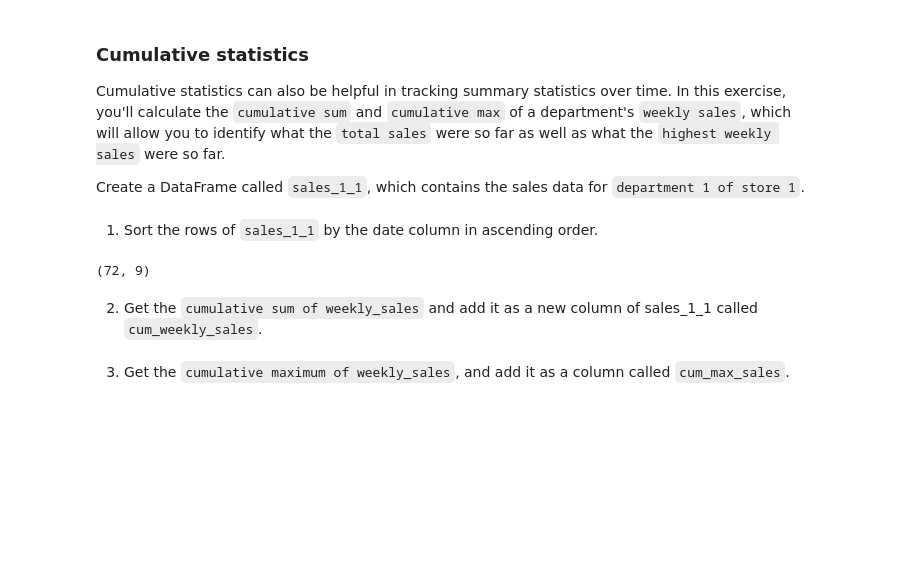
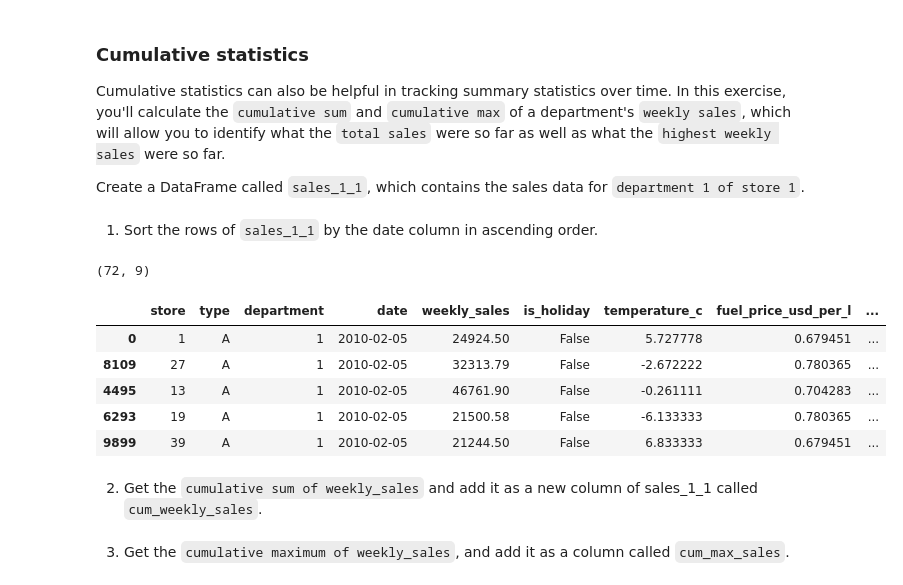
Before and after one commit to BuzzzyNYC/Data-Manipulation-in-Pandas, a Jupyter notebook: Data_Manipulation_with_Pandas.ipynb, the cells around one changed output. Cells and saved outputs as stored; diff of their text form; code cells hidden in the pictures; blank space fills up the shorter version.

```diff
--- a/Data_Manipulation_with_Pandas.ipynb
+++ b/Data_Manipulation_with_Pandas.ipynb
@@ -545,6 +546,15 @@ sales_1_1 = sales[(sales['department'] == 1) & sales['store'] == 1]
 sales_1_1.shape
 # %% [output]
 (72, 9)
+# %%
+sales_1_1.head()
+# %% [output]
+|  | store | type | department | date | weekly_sales | is_holiday | temperature_c | fuel_price_usd_per_l | ... |
+| 0 | 1 | A | 1 | 2010-02-05 | 24924.50 | False | 5.727778 | 0.679451 | ... |
+| 8109 | 27 | A | 1 | 2010-02-05 | 32313.79 | False | -2.672222 | 0.780365 | ... |
+| 4495 | 13 | A | 1 | 2010-02-05 | 46761.90 | False | -0.261111 | 0.704283 | ... |
+| 6293 | 19 | A | 1 | 2010-02-05 | 21500.58 | False | -6.133333 | 0.780365 | ... |
+| 9899 | 39 | A | 1 | 2010-02-05 | 21244.50 | False | 6.833333 | 0.679451 | ... |
 # %%
 # Sort sales_1_1 by date
 sales_1_1 = sales_1_1.sort_values("date")
```
Also changed, not shown: parts of 108 cells of this notebook.
